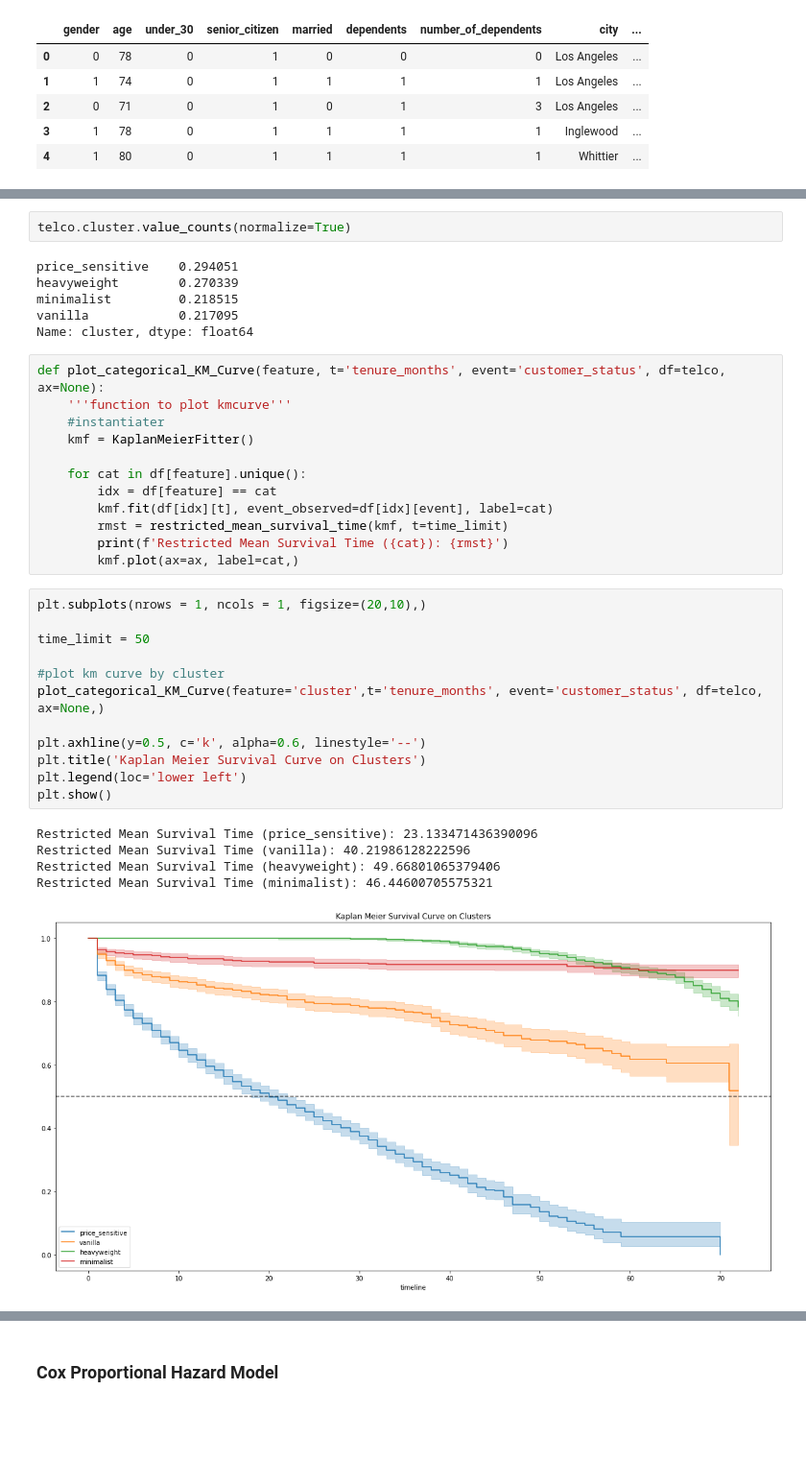
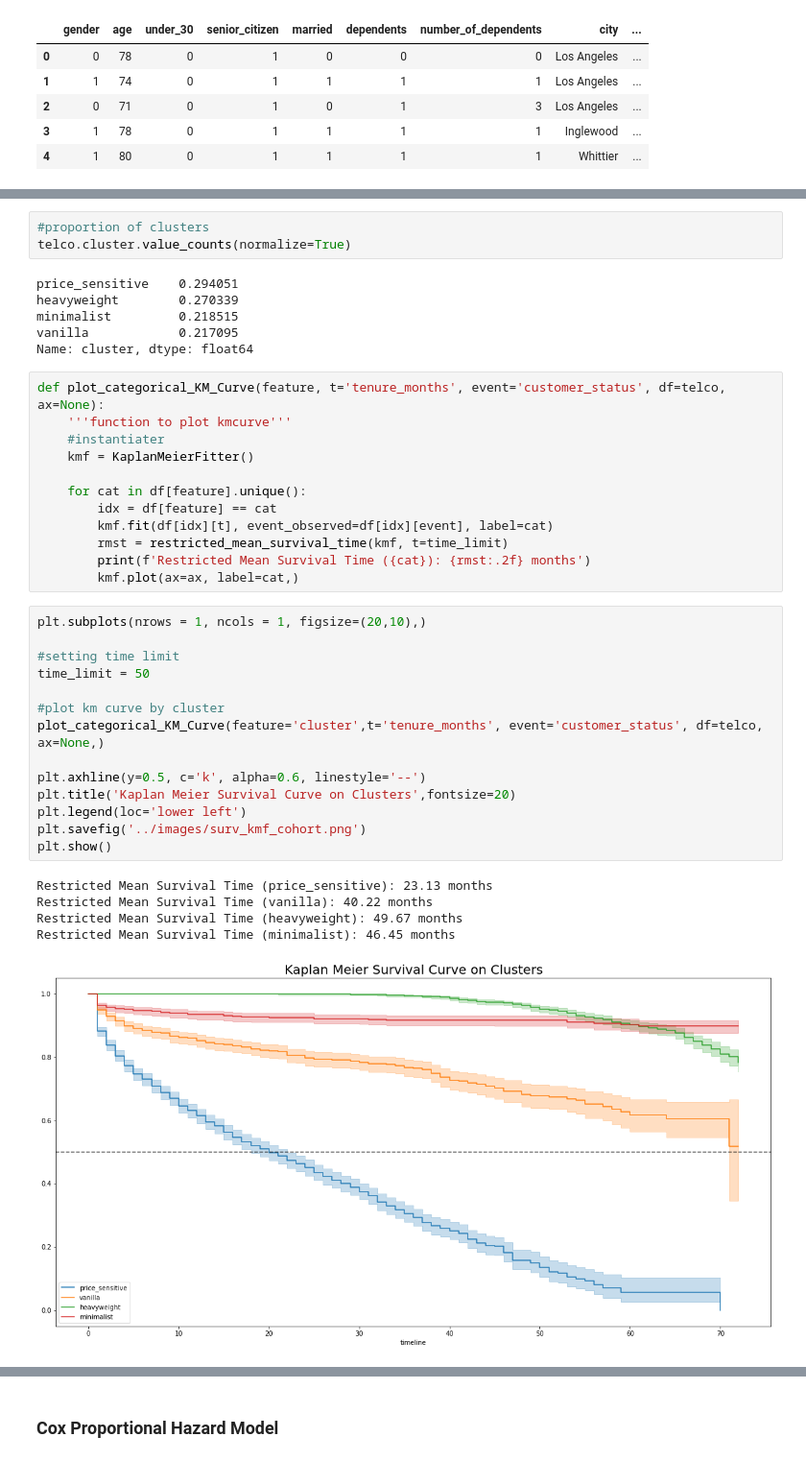
Before and after one commit to JeanLiew/Customer_Attrition_Model, a Jupyter notebook: code/05_Survival Analysis.ipynb, the cells around one changed output, grey strips where cells are left out. Shown at 96% size. Cells and saved outputs as stored; diff of their text form; blank space fills up the shorter version.

```diff
--- a/code/05_Survival Analysis.ipynb
+++ b/code/05_Survival Analysis.ipynb
@@ -70,4 +91,5 @@ Events: number of customers with a tenure equal to or less than the point in tim
 # %%
+#proportion of clusters
 telco.cluster.value_counts(normalize=True)
 # %% [output]
 price_sensitive    0.294051
@@ -85,23 +107,25 @@ def plot_categorical_KM_Curve(feature, t='tenure_months', event='customer_status
         idx = df[feature] == cat
         kmf.fit(df[idx][t], event_observed=df[idx][event], label=cat)
         rmst = restricted_mean_survival_time(kmf, t=time_limit)
-        print(f'Restricted Mean Survival Time ({cat}): {rmst}')
+        print(f'Restricted Mean Survival Time ({cat}): {rmst:.2f} months')
         kmf.plot(ax=ax, label=cat,)
 # %%
 plt.subplots(nrows = 1, ncols = 1, figsize=(20,10),)
 
+#setting time limit
 time_limit = 50
 
 #plot km curve by cluster
 plot_categorical_KM_Curve(feature='cluster',t='tenure_months', event='customer_status', df=telco, ax=None,)
 
 plt.axhline(y=0.5, c='k', alpha=0.6, linestyle='--')
-plt.title('Kaplan Meier Survival Curve on Clusters')
+plt.title('Kaplan Meier Survival Curve on Clusters',fontsize=20)
 plt.legend(loc='lower left')
+plt.savefig('../images/surv_kmf_cohort.png')
 plt.show()
 # %% [output]
-Restricted Mean Survival Time (price_sensitive): 23.133471436390096
-Restricted Mean Survival Time (vanilla): 40.21986128222596
-Restricted Mean Survival Time (heavyweight): 49.66801065379406
-Restricted Mean Survival Time (minimalist): 46.44600705575321
+Restricted Mean Survival Time (price_sensitive): 23.13 months
+Restricted Mean Survival Time (vanilla): 40.22 months
+Restricted Mean Survival Time (heavyweight): 49.67 months
+Restricted Mean Survival Time (minimalist): 46.45 months
-[figure, old version]
+[figure, new version]
```
Also changed, not shown: parts of 29 cells of this notebook, 19 other files.
